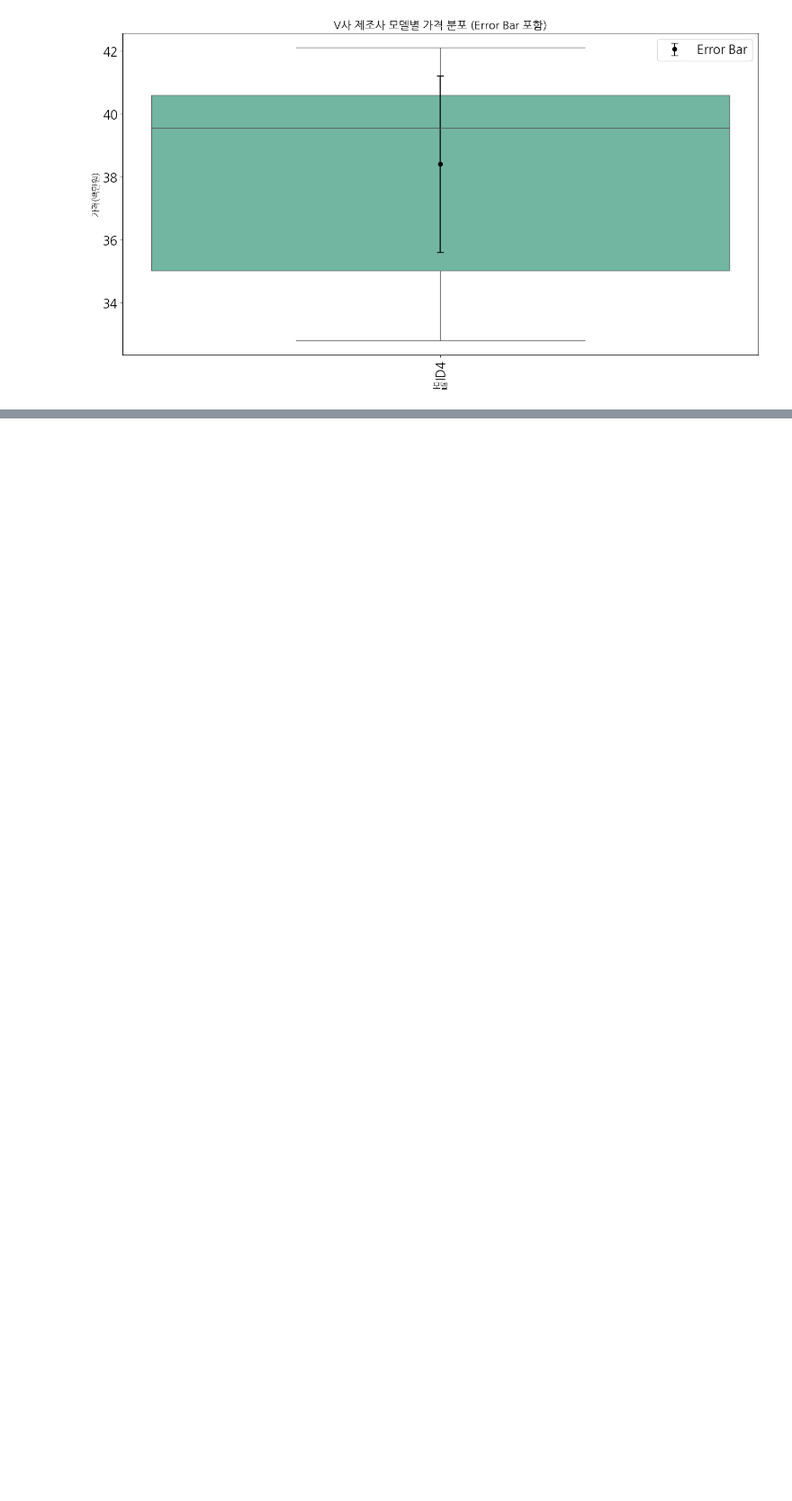
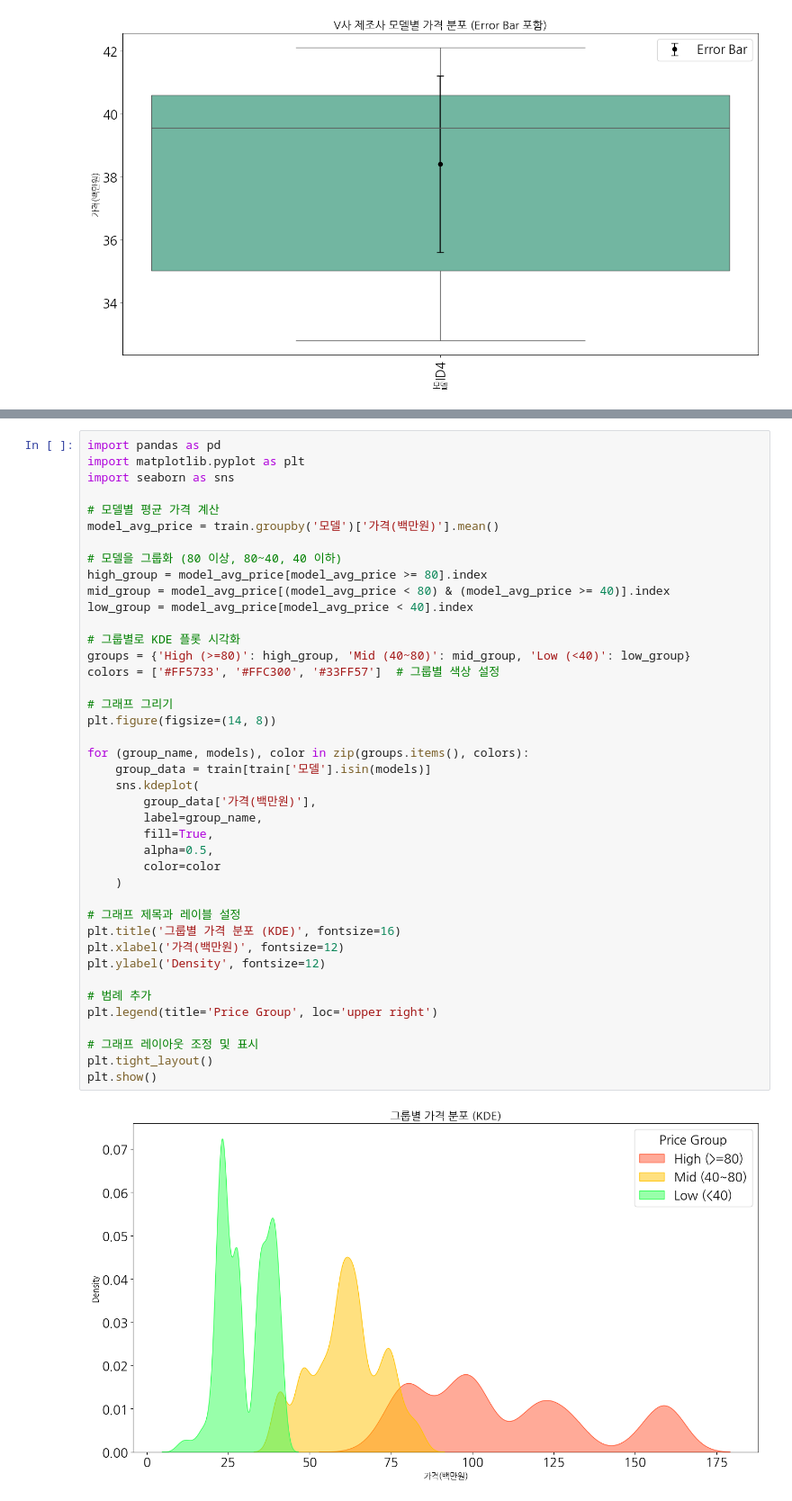
Before and after one commit to Pathway2008/CarPrice, a Jupyter notebook: electric_auto_eda.ipynb, the cells around one changed output, grey strips where cells are left out. Shown at 90% size. Saved outputs shown, nothing was run; the diff lists cells and outputs as text; blank space fills up the shorter version.

```diff
--- a/electric_auto_eda.ipynb
+++ b/electric_auto_eda.ipynb
@@ -241,0 +306,43 @@ ID4  38.411702  2.801953
+# %%
+import pandas as pd
+import matplotlib.pyplot as plt
+import seaborn as sns
+
+# 모델별 평균 가격 계산
+model_avg_price = train.groupby('모델')['가격(백만원)'].mean()
+
+# 모델을 그룹화 (80 이상, 80~40, 40 이하)
+high_group = model_avg_price[model_avg_price >= 80].index
+mid_group = model_avg_price[(model_avg_price < 80) & (model_avg_price >= 40)].index
+low_group = model_avg_price[model_avg_price < 40].index
+
+# 그룹별로 KDE 플롯 시각화
+groups = {'High (>=80)': high_group, 'Mid (40~80)': mid_group, 'Low (<40)': low_group}
+colors = ['#FF5733', '#FFC300', '#33FF57']  # 그룹별 색상 설정
+
+# 그래프 그리기
+plt.figure(figsize=(14, 8))
+
+for (group_name, models), color in zip(groups.items(), colors):
+    group_data = train[train['모델'].isin(models)]
+    sns.kdeplot(
+        group_data['가격(백만원)'],
+        label=group_name,
+        fill=True,
+        alpha=0.5,
+        color=color
+    )
+
+# 그래프 제목과 레이블 설정
+plt.title('그룹별 가격 분포 (KDE)', fontsize=16)
+plt.xlabel('가격(백만원)', fontsize=12)
+plt.ylabel('Density', fontsize=12)
+
+# 범례 추가
+plt.legend(title='Price Group', loc='upper right')
+
+# 그래프 레이아웃 조정 및 표시
+plt.tight_layout()
+plt.show()
+# %% [output]
+[figure, added]
```
Also changed, not shown: parts of 13 cells of this notebook.
